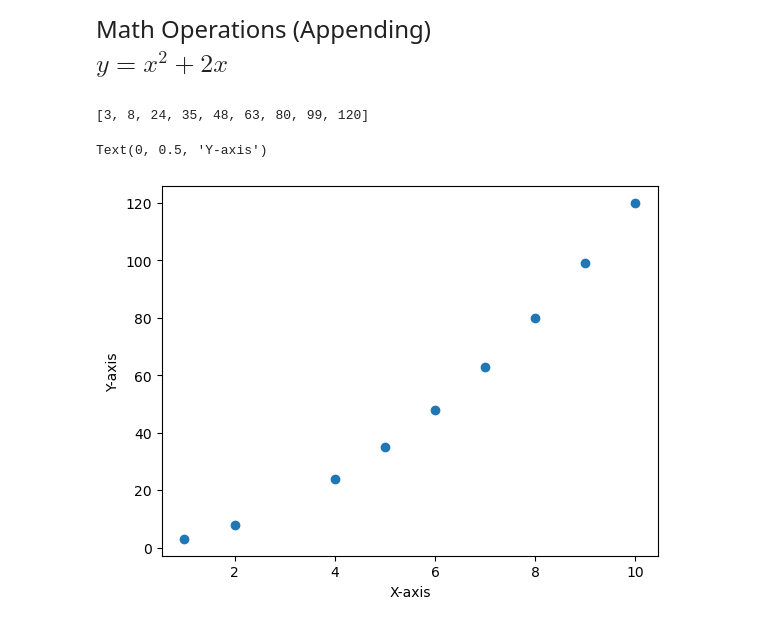
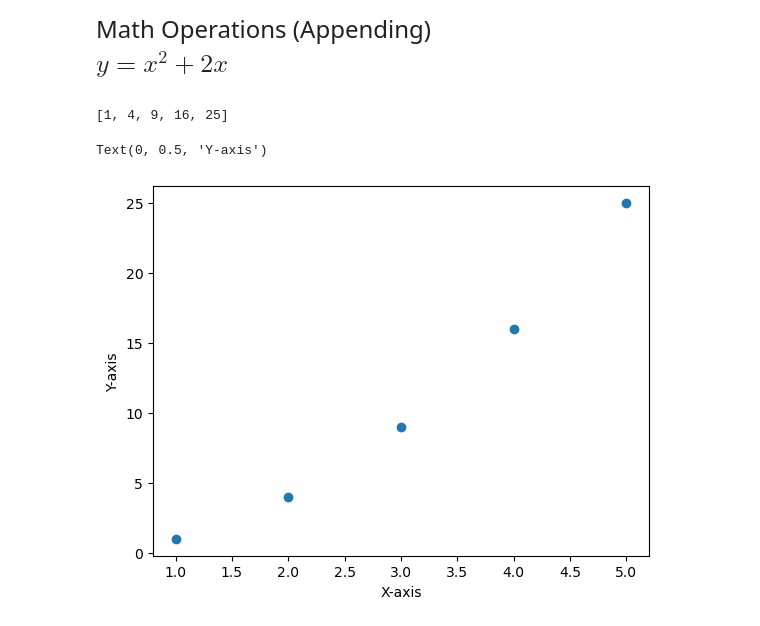
Before and after one commit to anish-cloud/QTM_151, a Jupyter notebook: lecture_05/lecture_5.ipynb, the cells around one changed output. Cells and saved outputs as stored; diff of their text form; code cells hidden in the pictures.

```diff
--- a/lecture_05/lecture_5.ipynb
+++ b/lecture_05/lecture_5.ipynb
@@ -397,21 +450,20 @@ $ y = x^2 + 2x$
 # %%
 # Create a list of x-values list_x = [1,2,4,5, ..., 50]
 # Start an empty list of y-values with []
 
-list_x = [1,2,4,5,6,7,8,9,10]
-list_y = []
+list_x_values = [1,2,3,4,5]
+list_y_values = []
 
-# Create an index
-for x in list_x:
-    y = x**2 + 2*x
-    list_y.append(y)
+for x in list_x_values:
+    y = x**2
+    list_y_values.append(y)
 
-# Display results visually
-print(list_y)
-plt.scatter(list_x, list_y)
+print(list_y_values)
+
+plt.scatter(list_x_values, list_y_values)
 plt.xlabel("X-axis")
 plt.ylabel("Y-axis")
 # %% [output]
-[3, 8, 24, 35, 48, 63, 80, 99, 120]
+[1, 4, 9, 16, 25]
 Text(0, 0.5, 'Y-axis')
-[figure, old version]
+[figure, new version]
```
Also changed, not shown: parts of 8 cells of this notebook, 9 other files.
